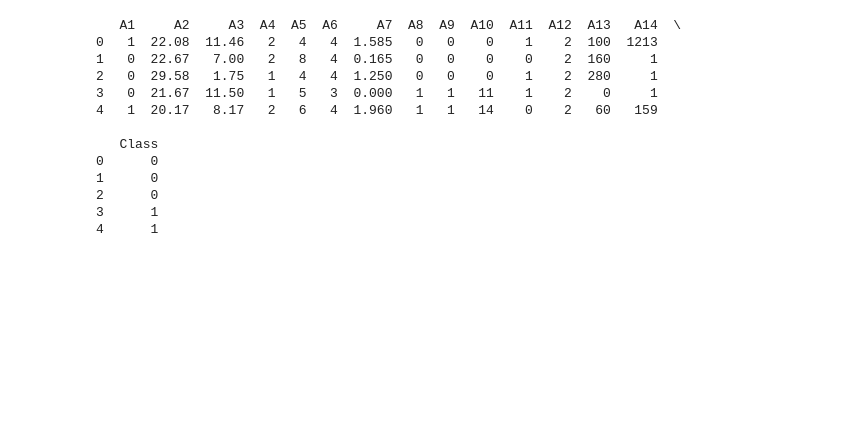
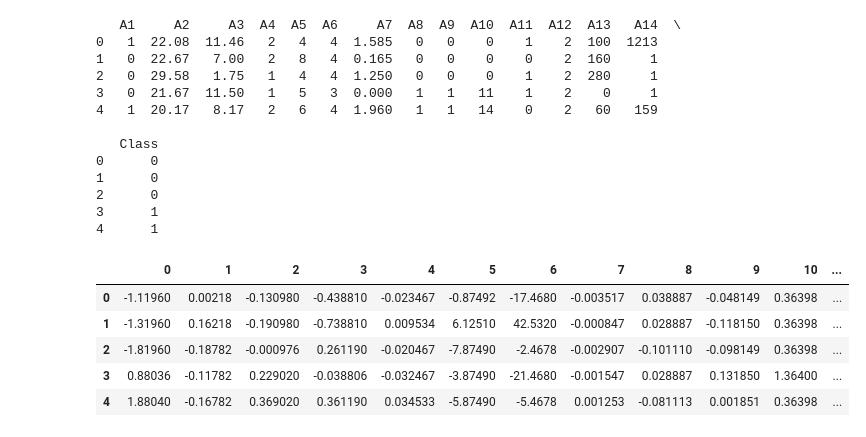
Before and after one commit to klemens-floege/svn_ensembles, a Jupyter notebook: test.ipynb, the cells around one changed output. Cells and saved outputs as stored; diff of their text form; code cells hidden in the pictures; blank space fills up the shorter version.

```diff
--- a/test.ipynb
+++ b/test.ipynb
@@ -763,3 +763,15 @@ print(data.head())  # Should show zero missing values for all columns
 4      1
 # %%
 data.to_excel('data/australian/australian_data.xlsx', index=False)
+# %%
+import pandas as pd
+data = pd.read_csv('data/wine/data.csv', header =None)
+# %%
+data.head()
+# %% [output]
+|  | 0 | 1 | 2 | 3 | 4 | 5 | 6 | 7 | 8 | 9 | 10 | ... |
+| 0 | -1.11960 | 0.00218 | -0.130980 | -0.438810 | -0.023467 | -0.87492 | -17.4680 | -0.003517 | 0.038887 | -0.048149 | 0.36398 | ... |
+| 1 | -1.31960 | 0.16218 | -0.190980 | -0.738810 | 0.009534 | 6.12510 | 42.5320 | -0.000847 | 0.028887 | -0.118150 | 0.36398 | ... |
+| 2 | -1.81960 | -0.18782 | -0.000976 | 0.261190 | -0.020467 | -7.87490 | -2.4678 | -0.002907 | -0.101110 | -0.098149 | 0.36398 | ... |
+| 3 | 0.88036 | -0.11782 | 0.229020 | -0.038806 | -0.032467 | -3.87490 | -21.4680 | -0.001547 | 0.028887 | 0.131850 | 1.36400 | ... |
+| 4 | 1.88040 | -0.16782 | 0.369020 | 0.361190 | 0.034533 | -5.87490 | -5.4678 | 0.001253 | -0.081113 | 0.001851 | 0.36398 | ... |
```
Also changed, not shown: parts of 5 cells of this notebook, 8 other files.
